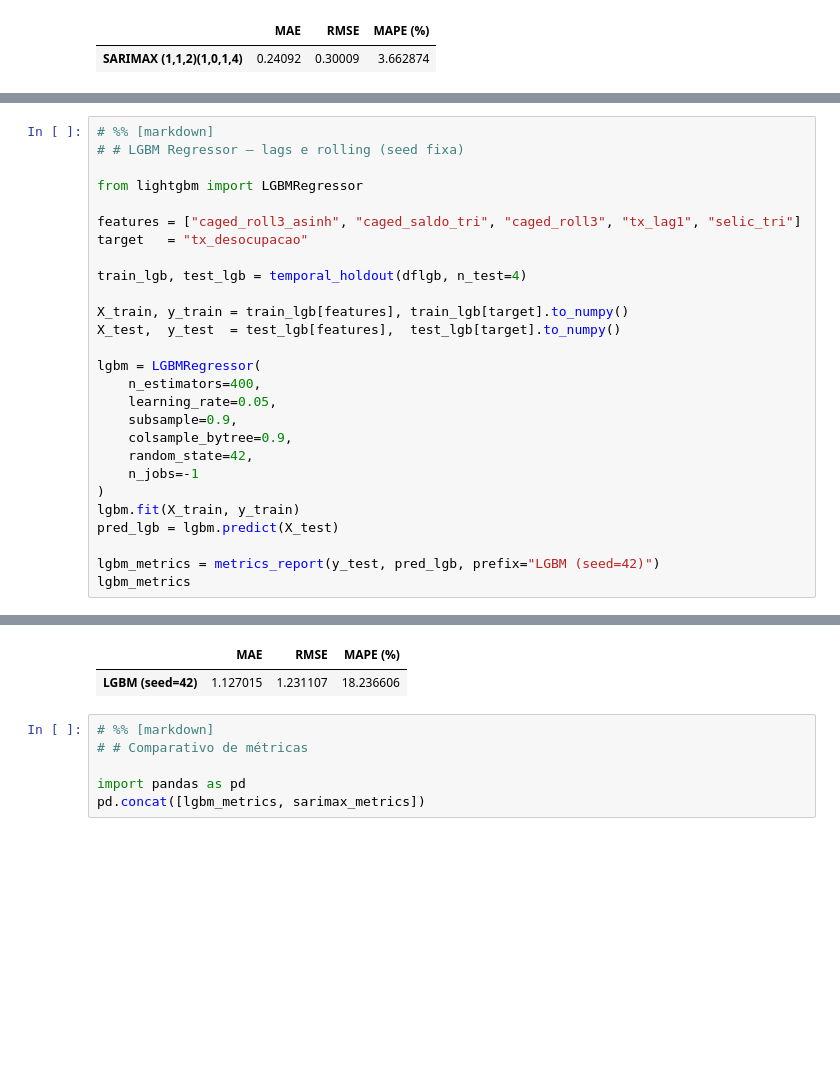
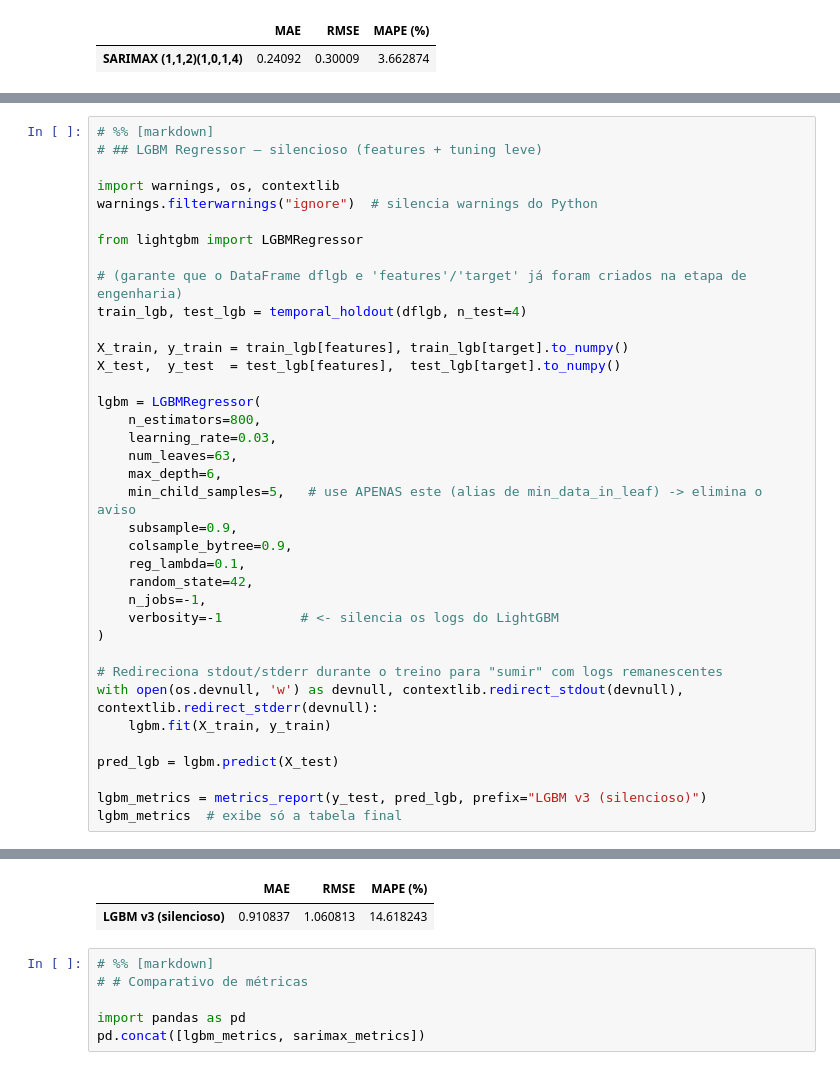
Before and after one commit to fpaterni10/projeto-aplicado-iv-desemprego-br, a Jupyter notebook: notebooks/entrega3/cd_projeto_aplicado_IV_entrega_3.ipynb, the cells around one changed output, grey strips where cells are left out. Drawn from its saved outputs; the diff is of its cells as text; blank space fills up the shorter version.

```diff
--- a/notebooks/entrega3/cd_projeto_aplicado_IV_entrega_3.ipynb
+++ b/notebooks/entrega3/cd_projeto_aplicado_IV_entrega_3.ipynb
@@ -499,28 +531,38 @@ sarimax_metrics
 # %%
 # %% [markdown]
-# # LGBM Regressor — lags e rolling (seed fixa)
+# ## LGBM Regressor — silencioso (features + tuning leve)
+
+import warnings, os, contextlib
+warnings.filterwarnings("ignore")  # silencia warnings do Python
 
 from lightgbm import LGBMRegressor
 
-features = ["caged_roll3_asinh", "caged_saldo_tri", "caged_roll3", "tx_lag1", "selic_tri"]
-target   = "tx_desocupacao"
-
+# (garante que o DataFrame dflgb e 'features'/'target' já foram criados na etapa de engenharia)
 train_lgb, test_lgb = temporal_holdout(dflgb, n_test=4)
 
 X_train, y_train = train_lgb[features], train_lgb[target].to_numpy()
 X_test,  y_test  = test_lgb[features],  test_lgb[target].to_numpy()
 
 lgbm = LGBMRegressor(
-    n_estimators=400,
-    learning_rate=0.05,
+    n_estimators=800,
+    learning_rate=0.03,
+    num_leaves=63,
+    max_depth=6,
+    min_child_samples=5,   # use APENAS este (alias de min_data_in_leaf) -> elimina o aviso
     subsample=0.9,
     colsample_bytree=0.9,
+    reg_lambda=0.1,
     random_state=42,
-    n_jobs=-1
+    n_jobs=-1,
+    verbosity=-1          # <- silencia os logs do LightGBM
 )
-lgbm.fit(X_train, y_train)
+
+# Redireciona stdout/stderr durante o treino para "sumir" com logs remanescentes
+with open(os.devnull, 'w') as devnull, contextlib.redirect_stdout(devnull), contextlib.redirect_stderr(devnull):
+    lgbm.fit(X_train, y_train)
+
 pred_lgb = lgbm.predict(X_test)
 
-lgbm_metrics = metrics_report(y_test, pred_lgb, prefix="LGBM (seed=42)")
-lgbm_metrics
+lgbm_metrics = metrics_report(y_test, pred_lgb, prefix="LGBM v3 (silencioso)")
+lgbm_metrics  # exibe só a tabela final
 # %% [output]
@@ -544,5 +569,5 @@ You can set `force_col_wise=true` to remove the overhead.
 |  | MAE | RMSE | MAPE (%) |
-| LGBM (seed=42) | 1.127015 | 1.231107 | 18.236606 |
+| LGBM v3 (silencioso) | 0.910837 | 1.060813 | 14.618243 |
 # %%
 # %% [markdown]
 # # Comparativo de métricas
```
Also changed, not shown: parts of 2 cells of this notebook.
